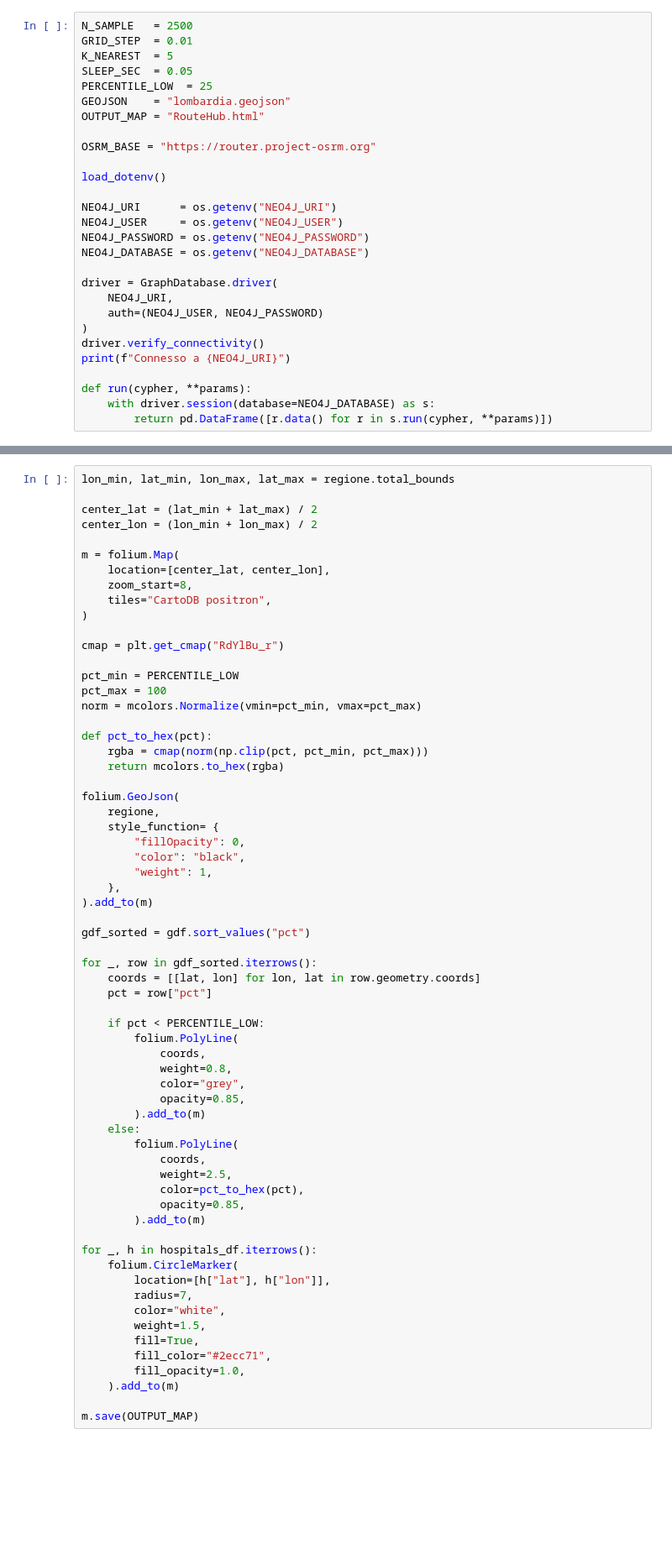
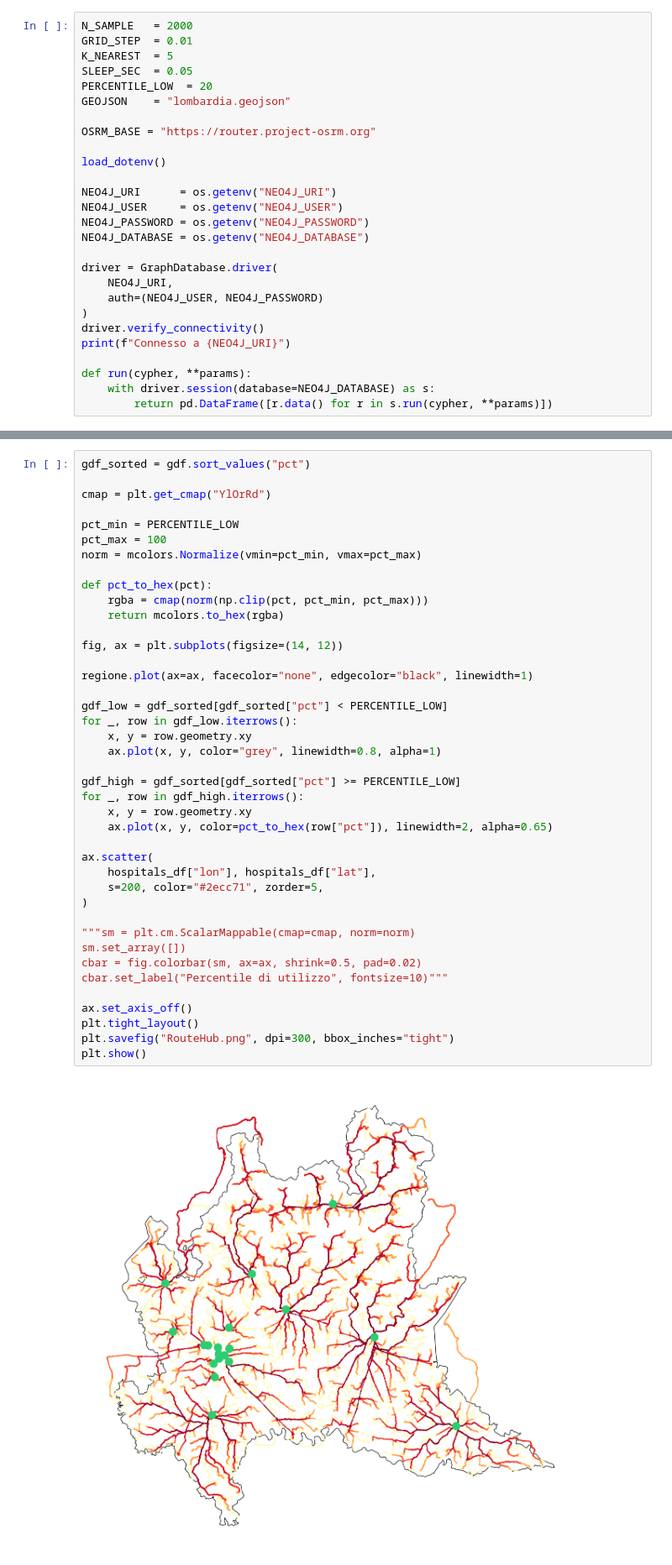
Before and after one commit to fperaro/Project-Work-ETL-Data_Viz, a Jupyter notebook: Visualization/RouteHub/RouteHub.ipynb, the cells around one changed output, grey strips where cells are left out. Shown at 84% size. Cells and saved outputs as stored; diff of their text form; blank space fills up the shorter version.

Commit message:
ETL pipeline & route to hubs

```diff
--- a/Visualization/RouteHub/RouteHub.ipynb
+++ b/Visualization/RouteHub/RouteHub.ipynb
@@ -16,13 +15,12 @@ from neo4j import GraphDatabase
 from dotenv import load_dotenv
 import os
 # %%
-N_SAMPLE   = 2500
+N_SAMPLE   = 2000
 GRID_STEP  = 0.01
 K_NEAREST  = 5
 SLEEP_SEC  = 0.05
-PERCENTILE_LOW  = 25
+PERCENTILE_LOW  = 20
 GEOJSON    = "lombardia.geojson"
-OUTPUT_MAP = "RouteHub.html"
 
 OSRM_BASE = "https://router.project-osrm.org"
 
@@ -129,66 +151,45 @@ gdf = gpd.GeoDataFrame(rows, crs="EPSG:4326")
 
 gdf["pct"] = gdf["count"].rank(pct=True) * 100
 # %%
-lon_min, lat_min, lon_max, lat_max = regione.total_bounds
+gdf_sorted = gdf.sort_values("pct")
 
-center_lat = (lat_min + lat_max) / 2
-center_lon = (lon_min + lon_max) / 2
-
-m = folium.Map(
-    location=[center_lat, center_lon],
-    zoom_start=8,
-    tiles="CartoDB positron",
-)
-
-cmap = plt.get_cmap("RdYlBu_r")
+cmap = plt.get_cmap("YlOrRd")
 
 pct_min = PERCENTILE_LOW
 pct_max = 100
 norm = mcolors.Normalize(vmin=pct_min, vmax=pct_max)
 
 def pct_to_hex(pct):
     rgba = cmap(norm(np.clip(pct, pct_min, pct_max)))
     return mcolors.to_hex(rgba)
 
-folium.GeoJson(
-    regione,
-    style_function= {
-        "fillOpacity": 0,
-        "color": "black",
-        "weight": 1,
-    },
-).add_to(m)
+fig, ax = plt.subplots(figsize=(14, 12))
 
-gdf_sorted = gdf.sort_values("pct")
+regione.plot(ax=ax, facecolor="none", edgecolor="black", linewidth=1)
 
-for _, row in gdf_sorted.iterrows():
-    coords = [[lat, lon] for lon, lat in row.geometry.coords]
-    pct = row["pct"]
+gdf_low = gdf_sorted[gdf_sorted["pct"] < PERCENTILE_LOW]
+for _, row in gdf_low.iterrows():
+    x, y = row.geometry.xy
+    ax.plot(x, y, color="grey", linewidth=0.8, alpha=1)
 
-    if pct < PERCENTILE_LOW:
-        folium.PolyLine(
-            coords,
-            weight=0.8,
-            color="grey",
-            opacity=0.85,
-        ).add_to(m)
-    else:
-        folium.PolyLine(
-            coords,
-            weight=2.5,
-            color=pct_to_hex(pct),
-            opacity=0.85,
-        ).add_to(m)
+gdf_high = gdf_sorted[gdf_sorted["pct"] >= PERCENTILE_LOW]
+for _, row in gdf_high.iterrows():
+    x, y = row.geometry.xy
+    ax.plot(x, y, color=pct_to_hex(row["pct"]), linewidth=2, alpha=0.65)
 
-for _, h in hospitals_df.iterrows():
-    folium.CircleMarker(
-        location=[h["lat"], h["lon"]],
-        radius=7,
-        color="white",
-        weight=1.5,
-        fill=True,
-        fill_color="#2ecc71",
-        fill_opacity=1.0,
-    ).add_to(m)
+ax.scatter(
+    hospitals_df["lon"], hospitals_df["lat"],
+    s=200, color="#2ecc71", zorder=5,
+)
 
-m.save(OUTPUT_MAP)
+"""sm = plt.cm.ScalarMappable(cmap=cmap, norm=norm)
+sm.set_array([])
+cbar = fig.colorbar(sm, ax=ax, shrink=0.5, pad=0.02)
+cbar.set_label("Percentile di utilizzo", fontsize=10)"""
+
+ax.set_axis_off()
+plt.tight_layout()
+plt.savefig("RouteHub.png", dpi=300, bbox_inches="tight")
+plt.show()
+# %% [output]
+[figure, added]
```
Also changed, not shown: parts of 4 cells of this notebook, 5 other files.
